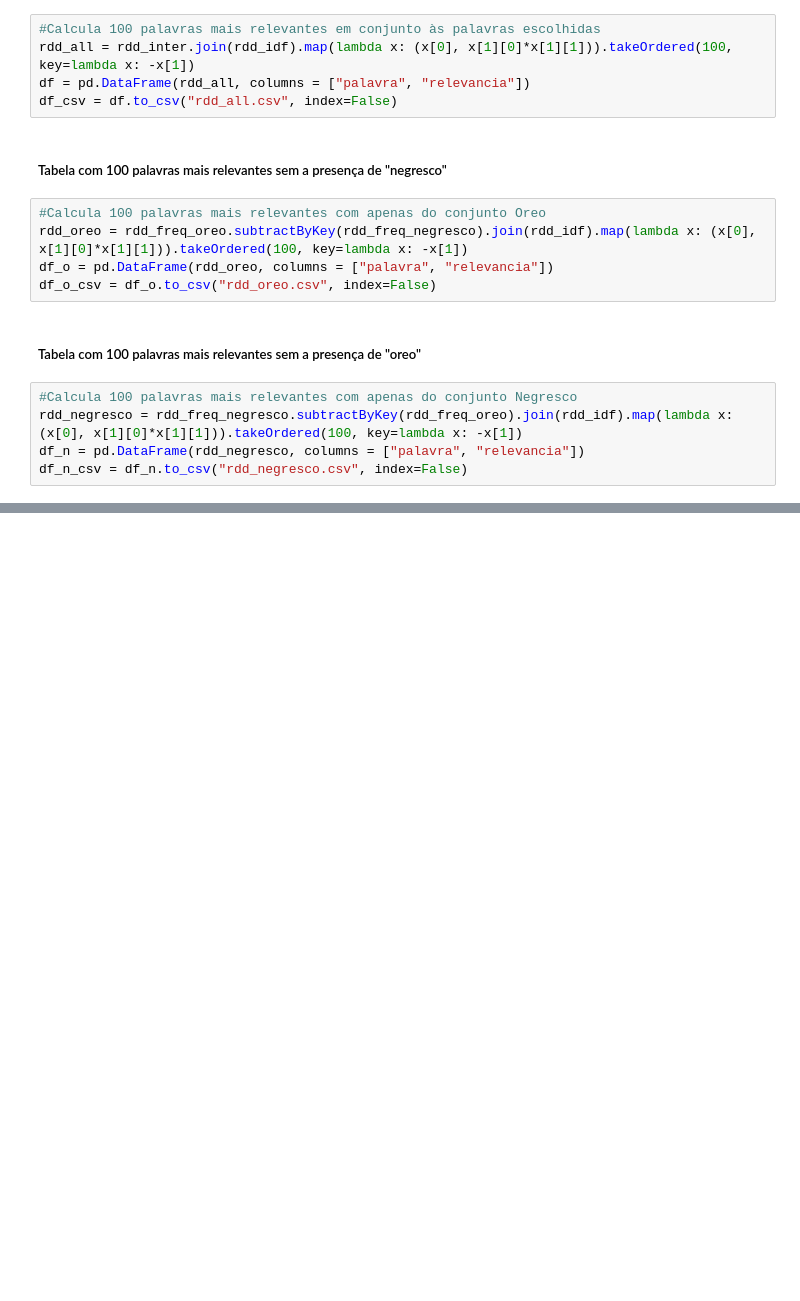
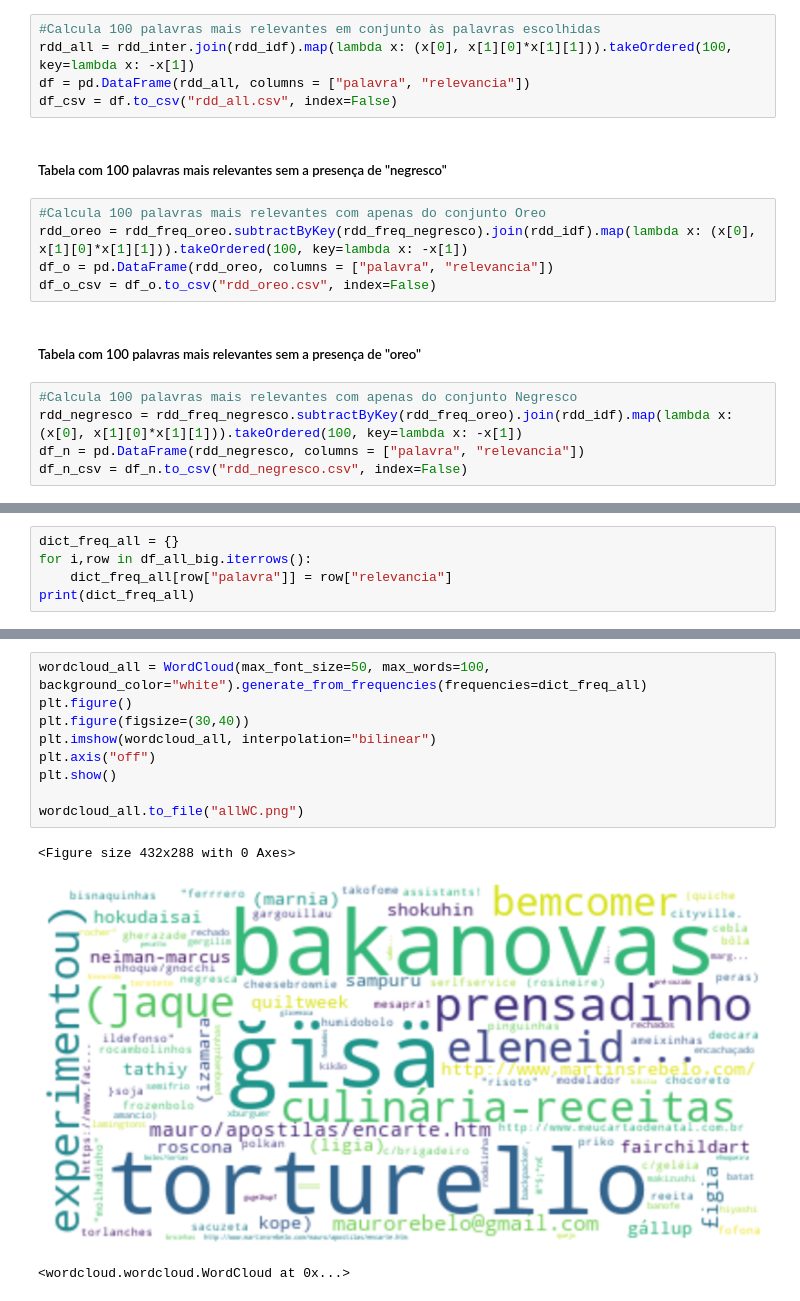
Before and after one commit to andrekwr/dataviz-spark-bigdata, a Jupyter notebook: main.ipynb, the cells around one changed output, grey strips where cells are left out. Saved outputs shown, nothing was run; the diff lists cells and outputs as text; blank space fills up the shorter version.

```diff
--- a/main.ipynb
+++ b/main.ipynb
@@ -103,0 +115,5 @@ print(dict_freq)
+# %%
+dict_freq_all = {}
+for i,row in df_all_big.iterrows():
+    dict_freq_all[row["palavra"]] = row["relevancia"]
+print(dict_freq_all)
@@ -116,0 +148,13 @@ wordcloud.to_file("first_review.png")
+# %%
+wordcloud_all = WordCloud(max_font_size=50, max_words=100, background_color="white").generate_from_frequencies(frequencies=dict_freq_all)
+plt.figure()
+plt.figure(figsize=(30,40))
+plt.imshow(wordcloud_all, interpolation="bilinear")
+plt.axis("off")
+plt.show()
+
+wordcloud_all.to_file("allWC.png")
+# %% [output]
+<Figure size 432x288 with 0 Axes>
+[figure, added]
+<wordcloud.wordcloud.WordCloud at 0x...>
```
Also changed, not shown: parts of 6 cells of this notebook, 6 other files.
